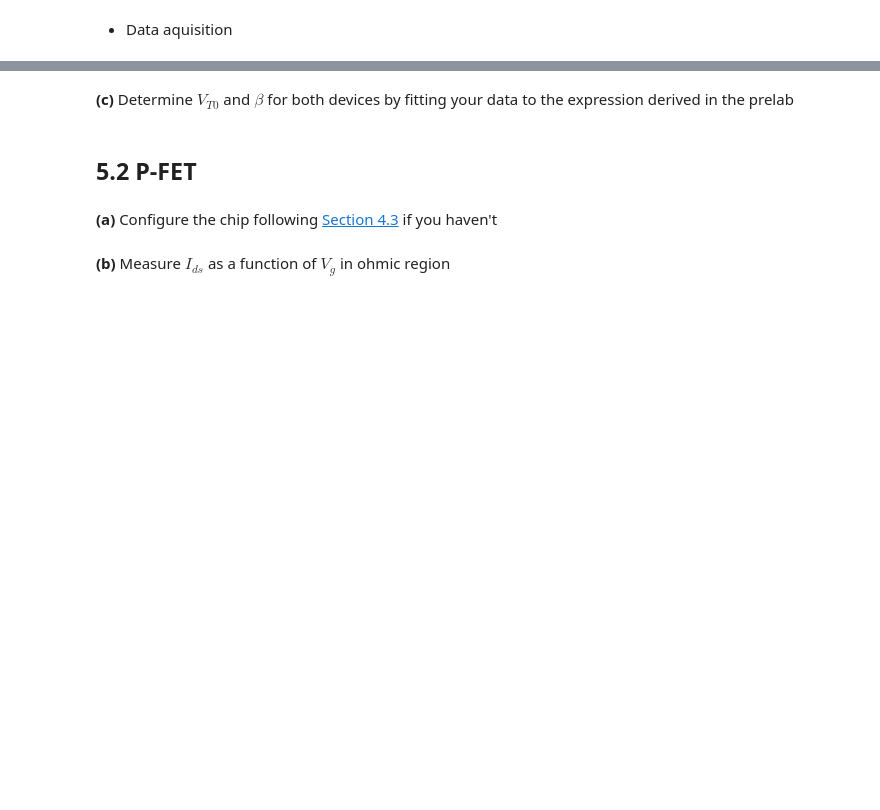
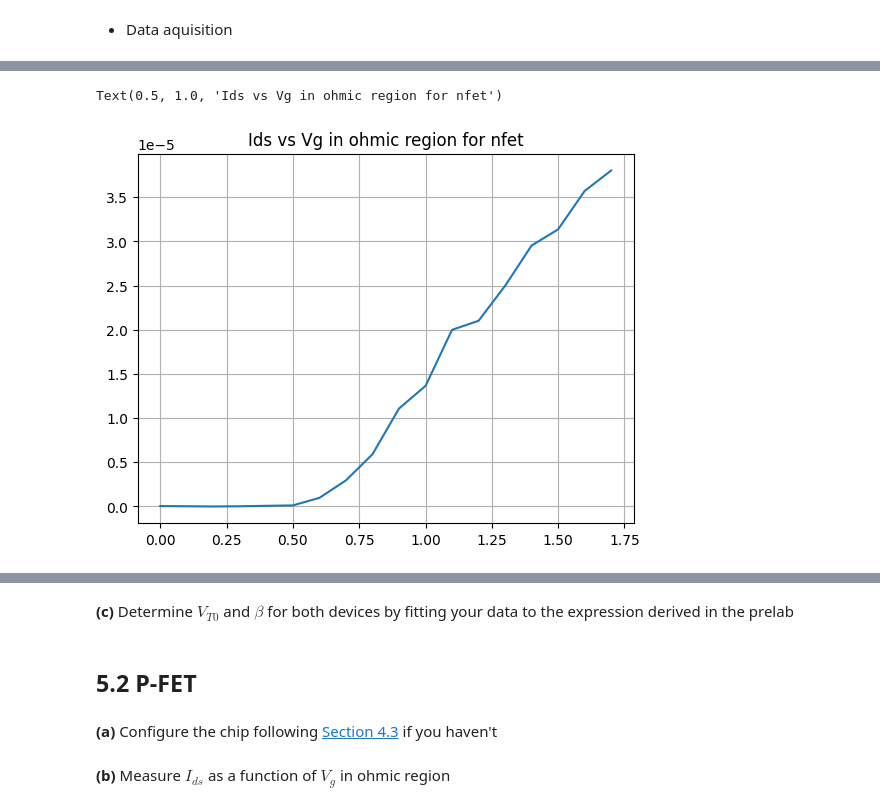
Before and after one commit to daggermaster3000/NE1, a Jupyter notebook: TP3/2022_Lab3_AboveThr_GroupNumber_FirstName_LastName.ipynb, the cells around one changed output, grey strips where cells are left out. Cells and saved outputs as stored; diff of their text form; code cells hidden in the pictures; blank space fills up the shorter version.

```diff
--- a/TP3/2022_Lab3_AboveThr_GroupNumber_FirstName_LastName.ipynb
+++ b/TP3/2022_Lab3_AboveThr_GroupNumber_FirstName_LastName.ipynb
@@ -309,25 +322,28 @@ p.send_coach_events(events)
 * Check the configuration is correct. If the measured result is not as expected, try sending the event again.
 # %%
 # set trial voltages
+Vsp = 1.8
+Vdp = 0
+Vgp = 1.0
 # set bulk voltage
-p.set_voltage(pyplane.DacChannel.AIN1, ...)
+p.set_voltage(pyplane.DacChannel.AIN1, Vsp)
 Vb_p = p.get_set_voltage(pyplane.DacChannel.AIN1)
 print("The bulk voltage is set to {} V".format(Vb_p))
 time.sleep(0.1)  # wait 0.1s for it to settle
 
 # set source voltage
-p.set_voltage(pyplane.DacChannel.GO23, ...)
+p.set_voltage(pyplane.DacChannel.GO23, Vsp)
 Vs_p = p.get_set_voltage(pyplane.DacChannel.GO23)
 print("The source voltage is set to {} V".format(Vs_p))
 time.sleep(0.1)  # wait 0.1s for it to settle
 
 # set drain voltage
-p.set_voltage(pyplane.DacChannel.GO21, ...)
+p.set_voltage(pyplane.DacChannel.GO21, Vdp)
 Vd_p = p.get_set_voltage(pyplane.DacChannel.GO21)
 print("The drain voltage is set to {} V".format(Vd_p))
 time.sleep(0.1)  # wait for it to settle
 
 # set gate voltage
-p.set_voltage(pyplane.DacChannel.AIN0, ...)
+p.set_voltage(pyplane.DacChannel.AIN0, Vgp)
 Vg_p = p.get_set_voltage(pyplane.DacChannel.AIN0)
 print("The gate voltage is set to {} V".format(Vg_p))
@@ -369,3 +404,5 @@ d.draw()
 Answer:
 # %%
 # set source voltage
+Vs = 0
+p.set_voltage(pyplane.DacChannel.GO20,Vs)
@@ -372,2 +411,4 @@ Answer:
 # %%
 # set drain voltage
+Vd = 0.2
+p.set_voltage(pyplane.DacChannel.GO22,Vd)
@@ -391,22 +437,25 @@ import time
 import numpy as np
 
 # Get the leakage current, Read Ids=Ids0 at Vg = 0
-p.set_voltage(...)
+p.set_voltage(pyplane.DacChannel.AIN0,0)
 time.sleep(0.5) # wait 0.5 second for it to settle
-Is0_n = p.read_current(..) #REMEMBER: reading from source is pin AdcChannel.GO20_N
+Is0_n = p.read_current(pyplane.AdcChannel.GO20_N) #REMEMBER: reading from source is pin AdcChannel.GO20_N
 print("Offset Is0_n: {} A".format(Is0_n))
 
+IDS = []
+read_Ids = 0
+for gate in np.arange(0,1.8,0.1) :
+    # set gate voltage
+    p.set_voltage(pyplane.DacChannel.AIN0,gate)
 
-for ... :
-    # set gate voltage
-
-
-    print("The gate voltage is set to {} V".format(...))   ## print the gate voltage
+    print("The gate voltage is set to {} V".format(p.get_set_voltage(pyplane.DacChannel.AIN0)))   ## print the gate voltage
 
     time.sleep(0.05)  # wait for it to settle
     # read I_{ds}
+    read_Ids = p.read_current(pyplane.AdcChannel.GO20_N)
 
 
-    print("The measured source current is {} A".format(...))  ## print the raw data
+    print("The measured source current is {} A".format(read_Ids))  ## print the raw data
 
     # substract leakage current
+    IDS.append(read_Ids-Is0_n)
@@ -415,2 +480,11 @@ for ... :
+# %%
+# plot
+Vg = np.arange(0,1.8,0.1)
+plt.plot(Vg,IDS)
+plt.grid()
+plt.title("Ids vs Vg in ohmic region for nfet")
+# %% [output]
+Text(0.5, 1.0, 'Ids vs Vg in ohmic region for nfet')
+[figure, added]
 # %%
 # if the data looks nice, save it!
```
Also changed, not shown: parts of 65 cells of this notebook, 21 other files.
